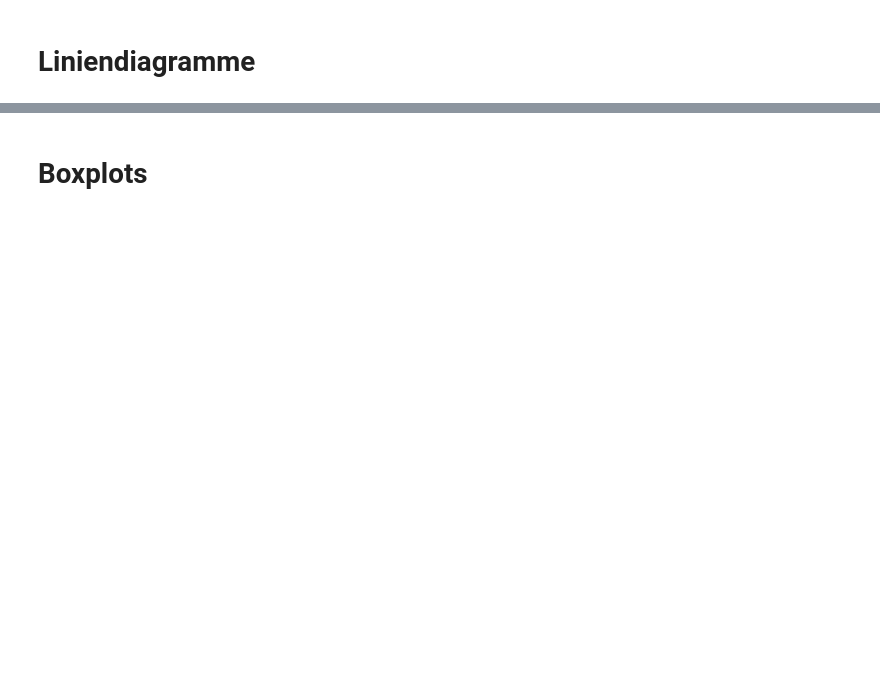
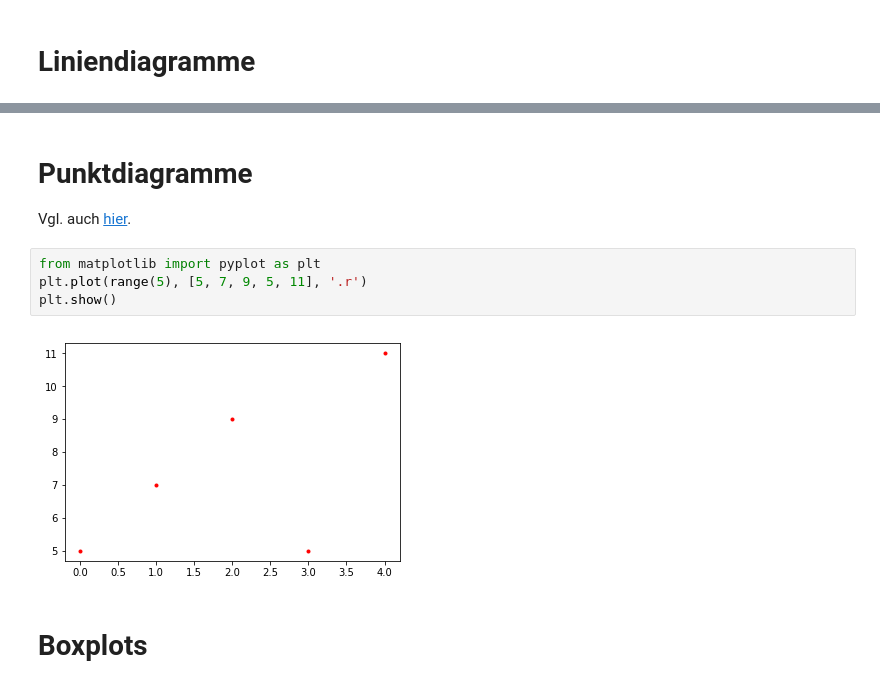
Before and after one commit to mfhepp/pip, a Jupyter notebook: notebooks/pip_unit_4.ipynb, the cells around one changed output, grey strips where cells are left out. Drawn from its saved outputs; the diff is of its cells as text; blank space fills up the shorter version.

```diff
--- a/notebooks/pip_unit_4.ipynb
+++ b/notebooks/pip_unit_4.ipynb
@@ -29,2 +41,11 @@
+# %% [markdown]
+# Punktdiagramme
+Vgl. auch [hier](https://matplotlib.org/api/_as_gen/matplotlib.pyplot.plot.html#matplotlib.pyplot.plot).
+# %%
+from matplotlib import pyplot as plt
+plt.plot(range(5), [5, 7, 9, 5, 11], '.r')
+plt.show()
+# %% [output]
+[figure, added]
 # %% [markdown]
 # Boxplots
```
Also changed, not shown: parts of 8 cells of this notebook, 15 other files.
